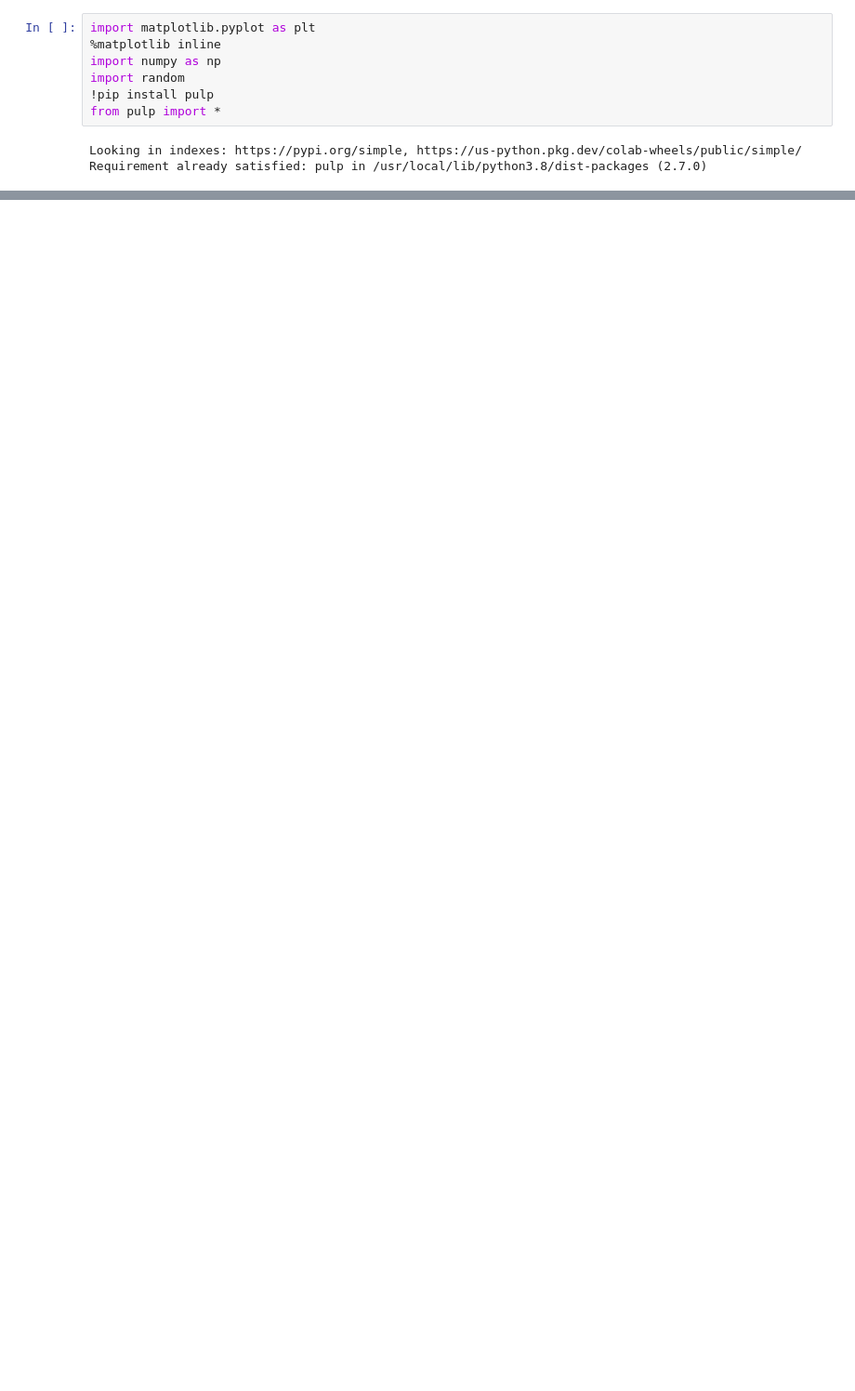
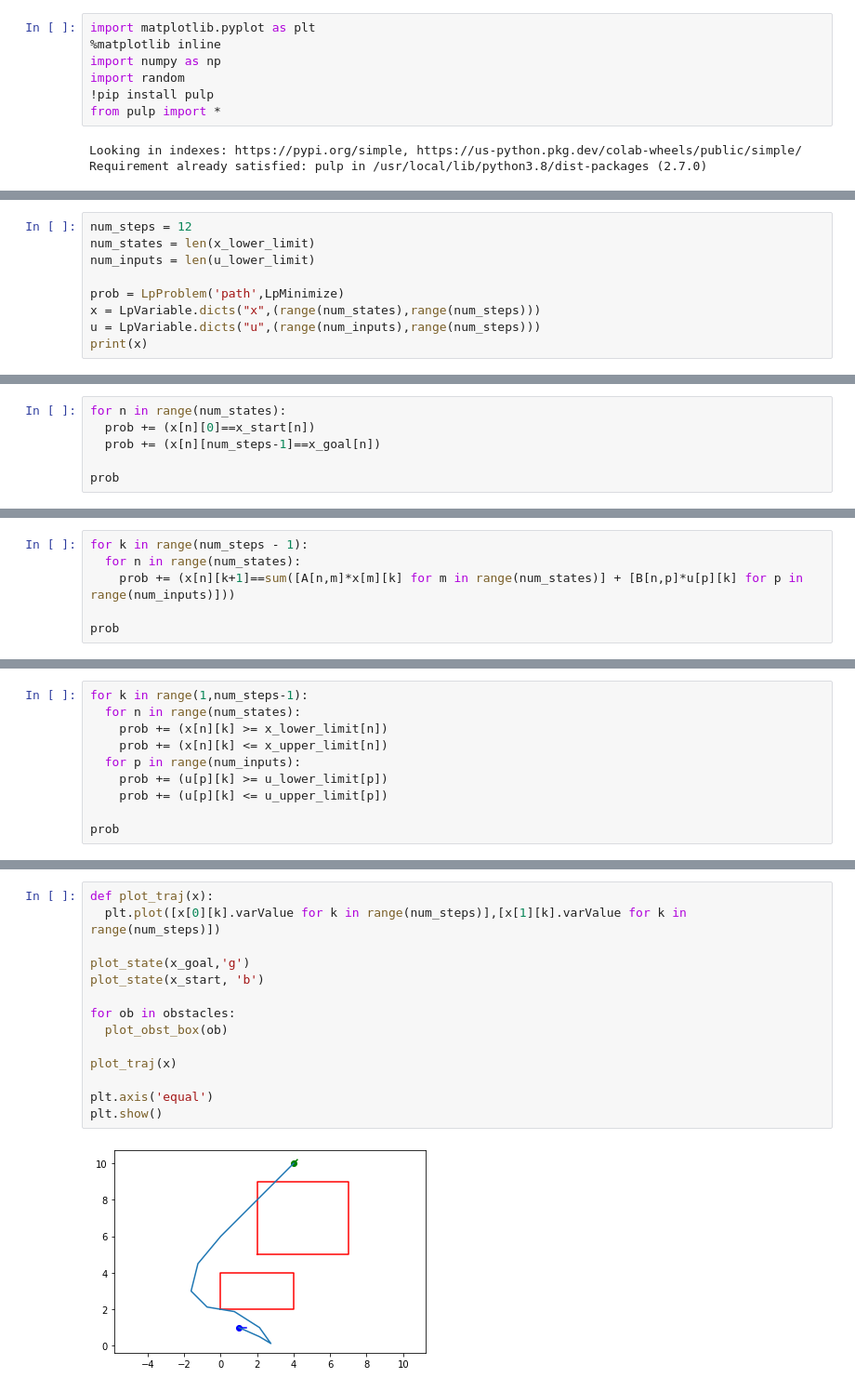
Before and after one commit to arthurrichards77/smply, a Jupyter notebook: milp_path.ipynb, the cells around one changed output, grey strips where cells are left out. Shown at 93% size. Drawn from its saved outputs; the diff is of its cells as text; blank space fills up the shorter version.

```diff
--- a/milp_path.ipynb
+++ b/milp_path.ipynb
@@ -146,0 +86,9 @@ plt.show()
+# %%
+num_steps = 12
+num_states = len(x_lower_limit)
+num_inputs = len(u_lower_limit)
+
+prob = LpProblem('path',LpMinimize)
+x = LpVariable.dicts("x",(range(num_states),range(num_steps)))
+u = LpVariable.dicts("u",(range(num_inputs),range(num_steps)))
+print(x)
@@ -146,0 +99,6 @@ plt.show()
+# %%
+for n in range(num_states):
+  prob += (x[n][0]==x_start[n])
+  prob += (x[n][num_steps-1]==x_goal[n])
+
+prob
@@ -146,0 +125,6 @@ plt.show()
+# %%
+for k in range(num_steps - 1):
+  for n in range(num_states):
+    prob += (x[n][k+1]==sum([A[n,m]*x[m][k] for m in range(num_states)] + [B[n,p]*u[p][k] for p in range(num_inputs)]))
+
+prob
@@ -146,0 +151,10 @@ plt.show()
+# %%
+for k in range(1,num_steps-1):
+  for n in range(num_states):
+    prob += (x[n][k] >= x_lower_limit[n])
+    prob += (x[n][k] <= x_upper_limit[n])
+  for p in range(num_inputs):
+    prob += (u[p][k] >= u_lower_limit[p])
+    prob += (u[p][k] <= u_upper_limit[p])
+
+prob
@@ -146,0 +188,16 @@ plt.show()
+# %%
+def plot_traj(x):
+  plt.plot([x[0][k].varValue for k in range(num_steps)],[x[1][k].varValue for k in range(num_steps)])
+
+plot_state(x_goal,'g')
+plot_state(x_start, 'b')
+
+for ob in obstacles:
+  plot_obst_box(ob)
+
+plot_traj(x)
+
+plt.axis('equal')
+plt.show()
+# %% [output]
+[figure, added]
```
Also changed, not shown: parts of 38 cells of this notebook.
